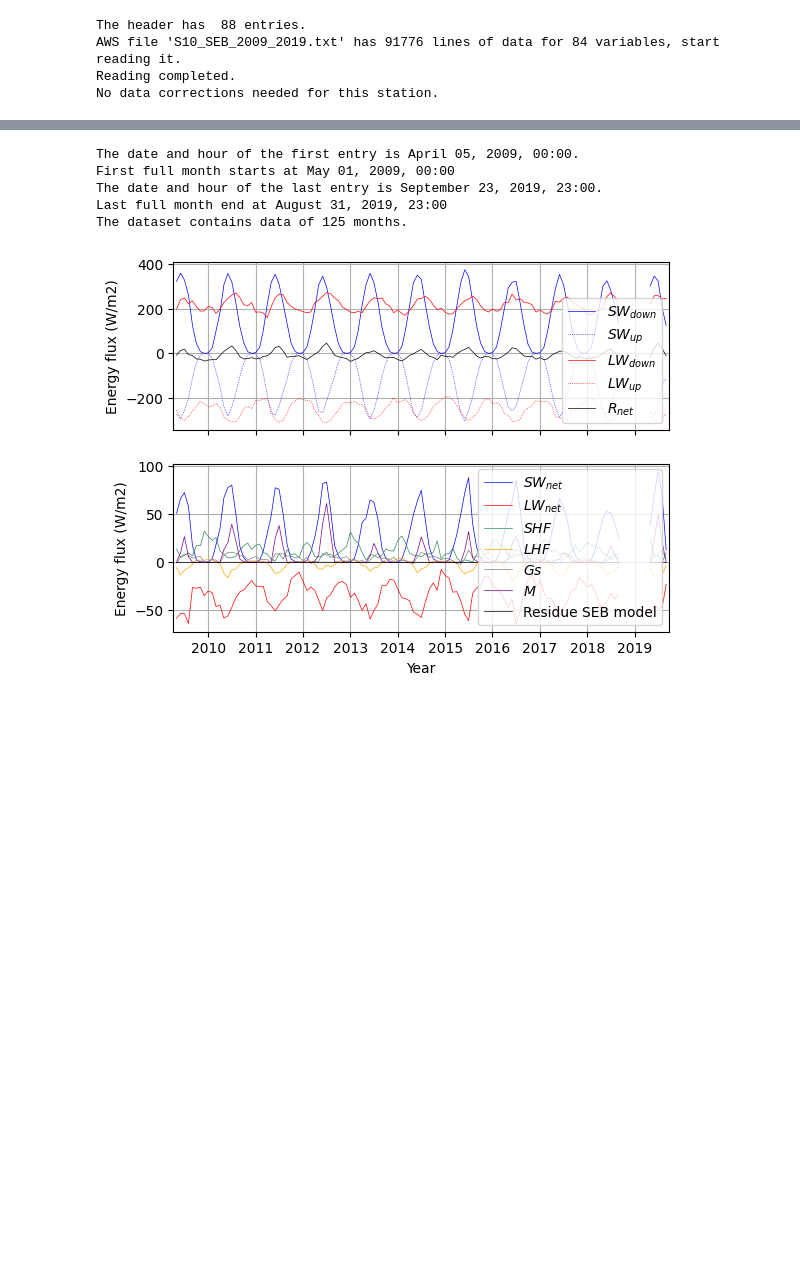
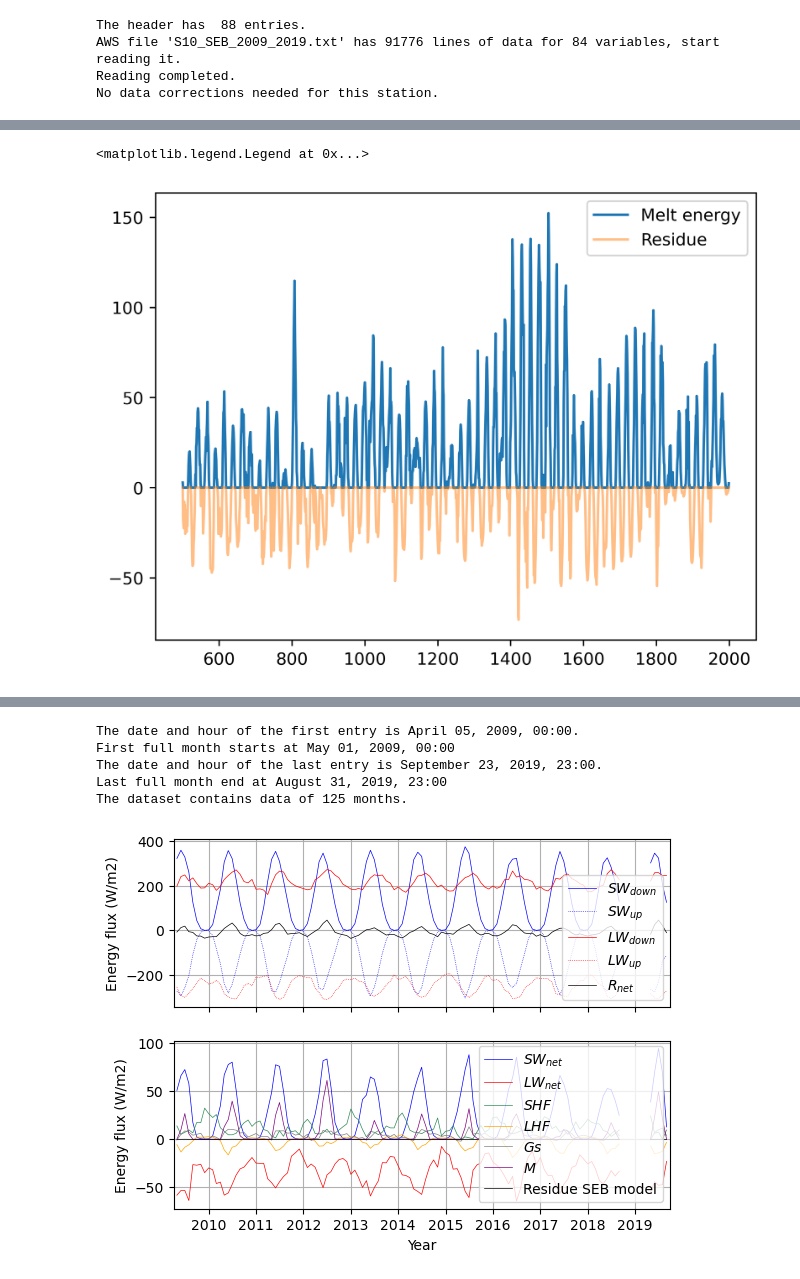
Before and after one commit to CLPHUU/IceAndClimate, a Jupyter notebook: Project_2/Project_2.ipynb, the cells around one changed output, grey strips where cells are left out. Cells and saved outputs as stored; diff of their text form; code cells hidden in the pictures; blank space fills up the shorter version.

```diff
--- a/Project_2/Project_2.ipynb
+++ b/Project_2/Project_2.ipynb
@@ -177,3 +238,12 @@ Melt_dict = get_SEB(LWadjdown_arr=LWadjdown_arr)
+# %%
+splice = 2000
+plt.figure(dpi=450)
+plt.plot(x_arr[500:splice],No_melt_dict['Melt'][500:splice], label='Melt energy')
+plt.plot(x_arr[500:splice],No_melt_dict['residue'][500:splice], label='Residue', alpha=0.5)
+plt.legend()
+# %% [output]
+<matplotlib.legend.Legend at 0x...>
+[figure, added]
 # %%
 plt.plot(No_melt_dict['Melt'], label='Melt energy')
 plt.plot(No_melt_dict['residue'], label='Residue', alpha=0.5)
```
Also changed, not shown: parts of 16 cells of this notebook.
